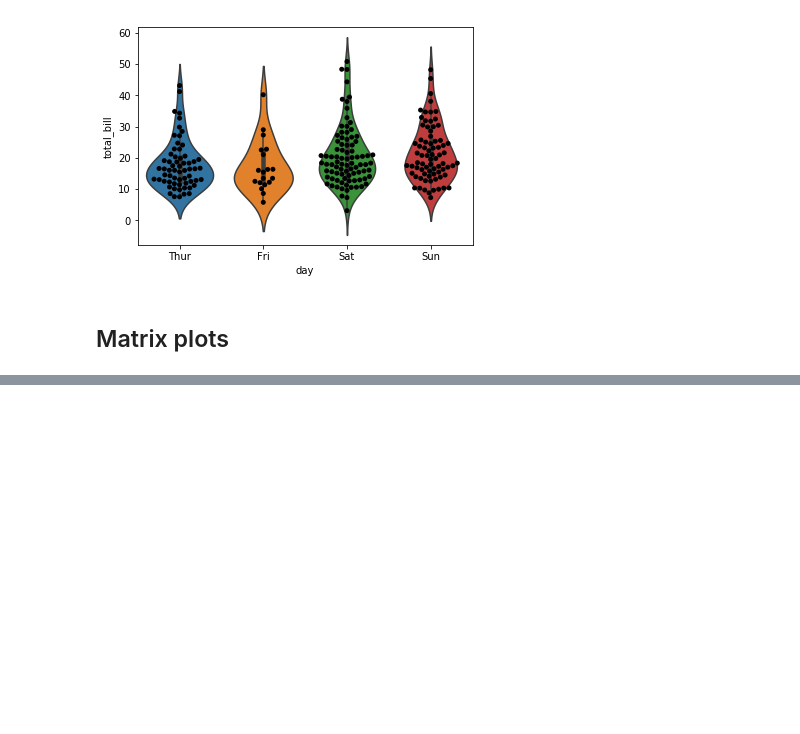
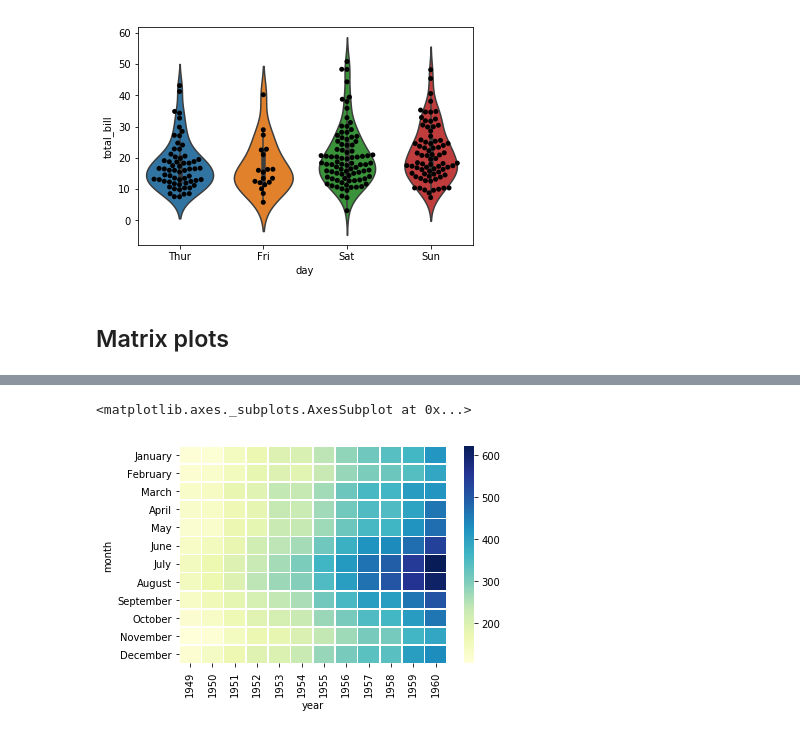
Before and after one commit to jingwang9302/DataScience-and-ML, a Jupyter notebook: Seaborn.ipynb, the cells around one changed output, grey strips where cells are left out. Drawn from its saved outputs; the diff is of its cells as text; code cells hidden in the pictures; blank space fills up the shorter version.

```diff
--- a/Seaborn.ipynb
+++ b/Seaborn.ipynb
@@ -190,3 +191,5 @@ sns.swarmplot('day',"total_bill",data = tips,color = 'black')
 [figure]
 # %% [markdown]
 ## Matrix plots
+# %%
+flights = sns.load_dataset('flights')
@@ -192,0 +231,5 @@ sns.swarmplot('day',"total_bill",data = tips,color = 'black')
+# %%
+sns.heatmap(fp,cmap='YlGnBu',linewidths=0.5)
+# %% [output]
+<matplotlib.axes._subplots.AxesSubplot at 0x...>
+[figure, added]
```
Also changed, not shown: parts of 24 cells of this notebook.
